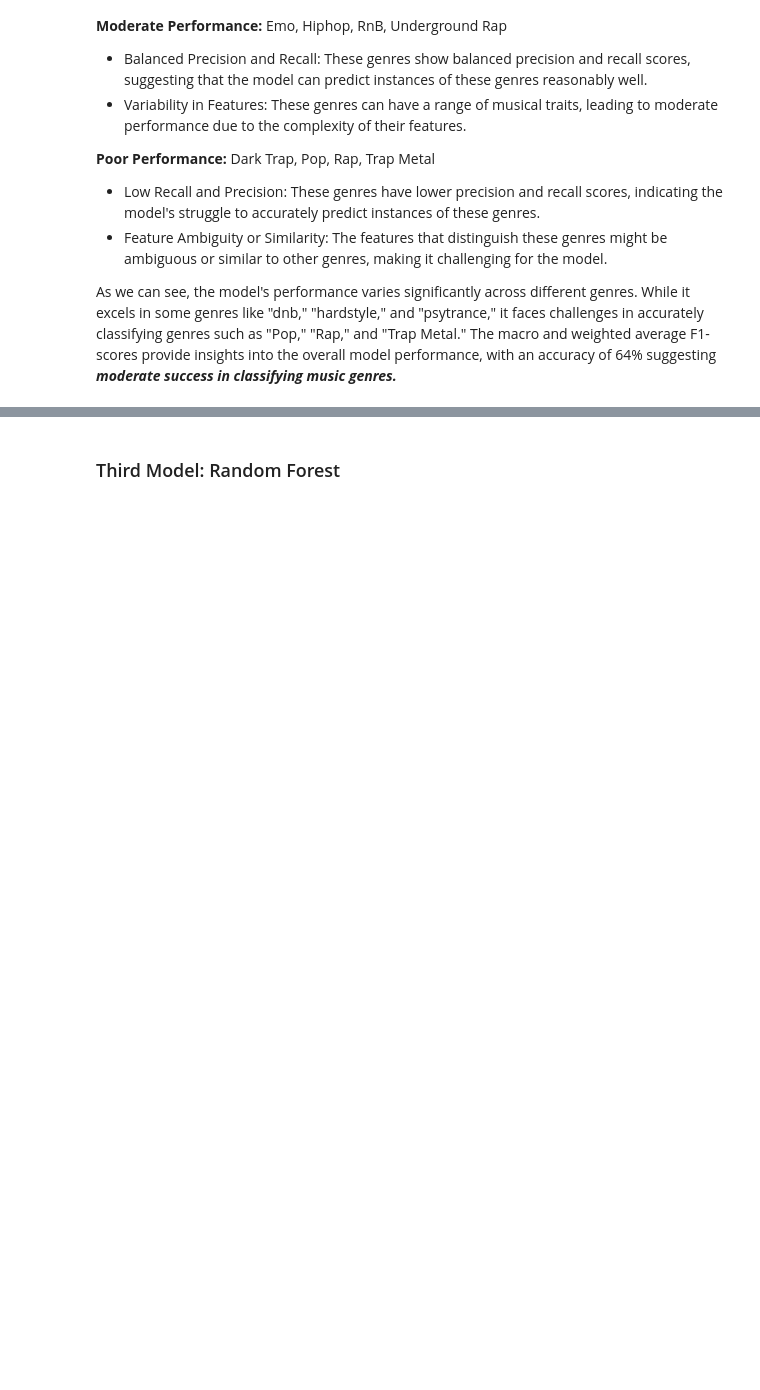
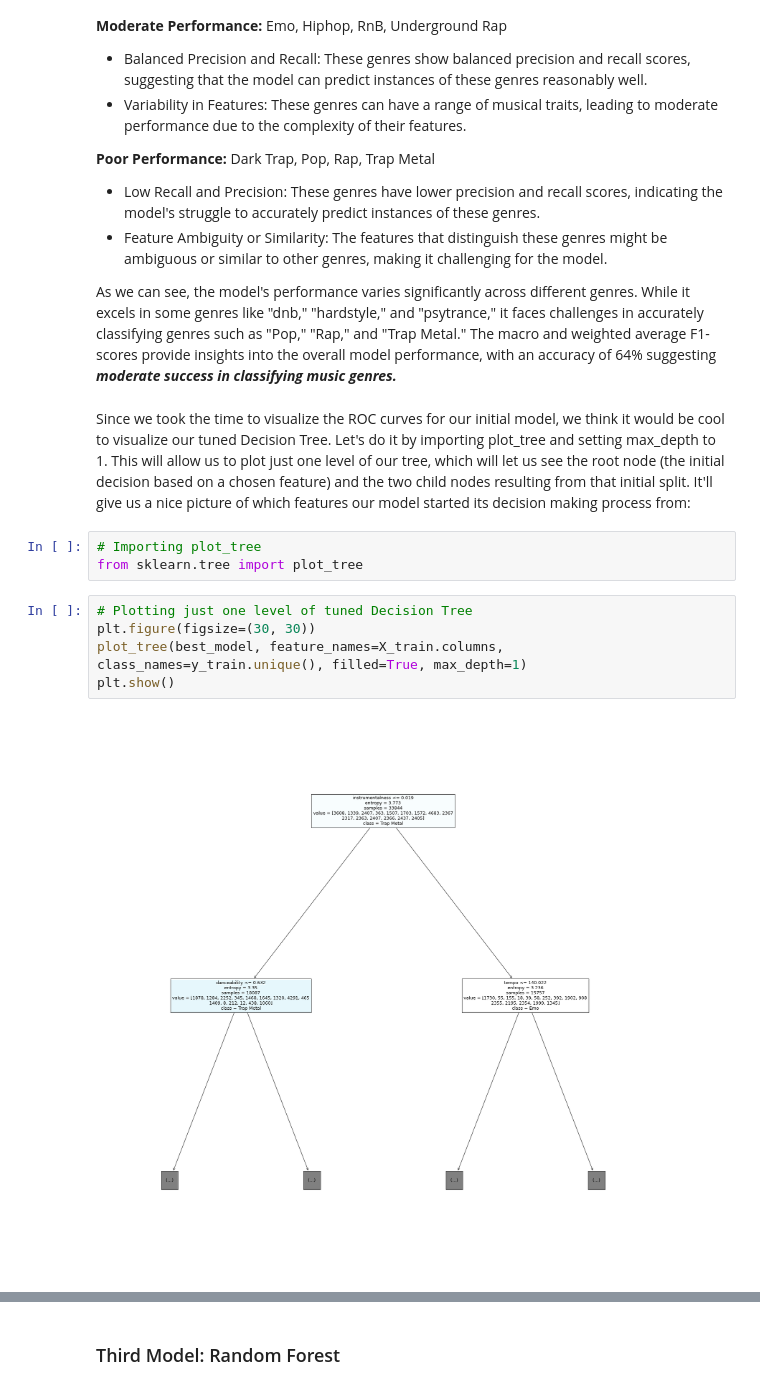
Before and after one commit to madelinebirch/PROJECT_BeatWave_Data_Classification, a Jupyter notebook: Current.ipynb, the cells around one changed output, grey strips where cells are left out. Cells and saved outputs as stored; diff of their text form; blank space fills up the shorter version.

```diff
--- a/Current.ipynb
+++ b/Current.ipynb
@@ -623,3 +619,15 @@ We see that the model's accuracy has jumped from 0.57 (initial model) to 0.64. N
 
 
 As we can see, the model's performance varies significantly across different genres. While it excels in some genres like "dnb," "hardstyle," and "psytrance," it faces challenges in accurately classifying genres such as "Pop," "Rap," and "Trap Metal." The macro and weighted average F1-scores provide insights into the overall model performance, with an accuracy of 64% suggesting ***moderate success in classifying music genres.***
+# %% [markdown]
+Since we took the time to visualize the ROC curves for our initial model, we think it would be cool to visualize our tuned Decision Tree. Let's do it by importing plot_tree and setting max_depth to 1. This will allow us to plot just one level of our tree, which will let us see the root node (the initial decision based on a chosen feature) and the two child nodes resulting from that initial split.  It'll give us a nice picture of which features our model started its decision making process from:
+# %%
+# Importing plot_tree
+from sklearn.tree import plot_tree
+# %%
+# Plotting just one level of tuned Decision Tree
+plt.figure(figsize=(30, 30))
+plot_tree(best_model, feature_names=X_train.columns, class_names=y_train.unique(), filled=True, max_depth=1)
+plt.show()
+# %% [output]
+[figure, added]
```
Also changed, not shown: parts of 5 cells of this notebook.
